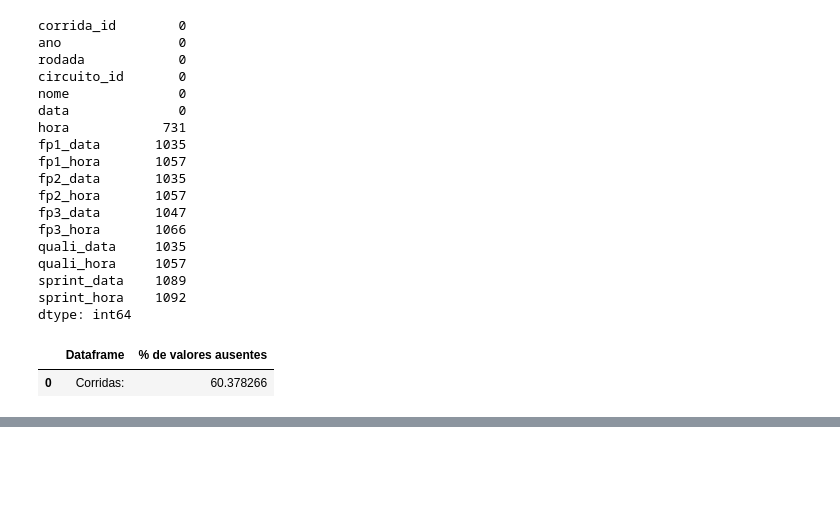
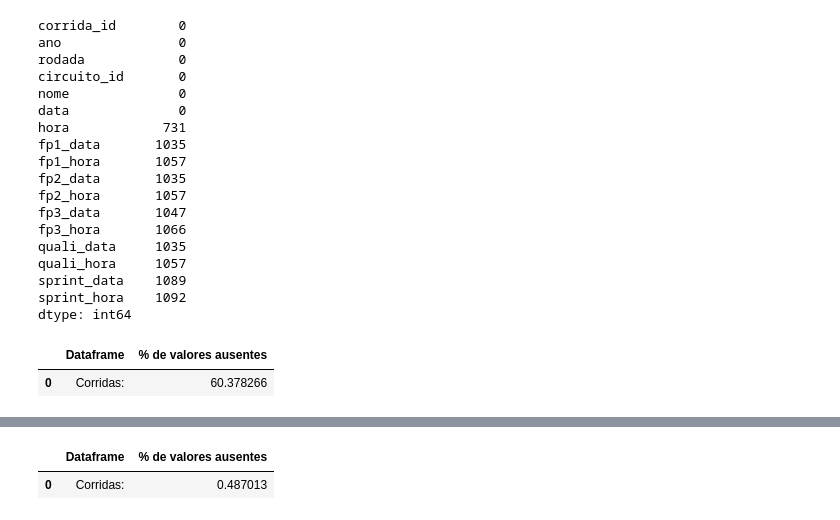
Before and after one commit to augustopinho/fatec_ipi_projeto_integrador_3, a Jupyter notebook: tratamento_dados.ipynb, the cells around one changed output, grey strips where cells are left out. Cells and saved outputs as stored; diff of their text form; code cells hidden in the pictures; blank space fills up the shorter version.

```diff
--- a/tratamento_dados.ipynb
+++ b/tratamento_dados.ipynb
@@ -134,0 +233,12 @@ Dimensoes:
+# %%
+#Calcula o percentual de valores ausentes
+def perc_na(df: pd.DataFrame) -> float:
+    return np.count_nonzero(df.isnull().values) / (df.shape[0] * df.shape[1]) * 100.0
+
+
+pd.DataFrame([
+    ["Corridas:", perc_na(circuitos)]
+], columns=["Dataframe", "% de valores ausentes"])
+# %% [output]
+|  | Dataframe | % de valores ausentes |
+| 0 | Corridas: | 0.487013 |
```
Also changed, not shown: parts of 22 cells of this notebook.
